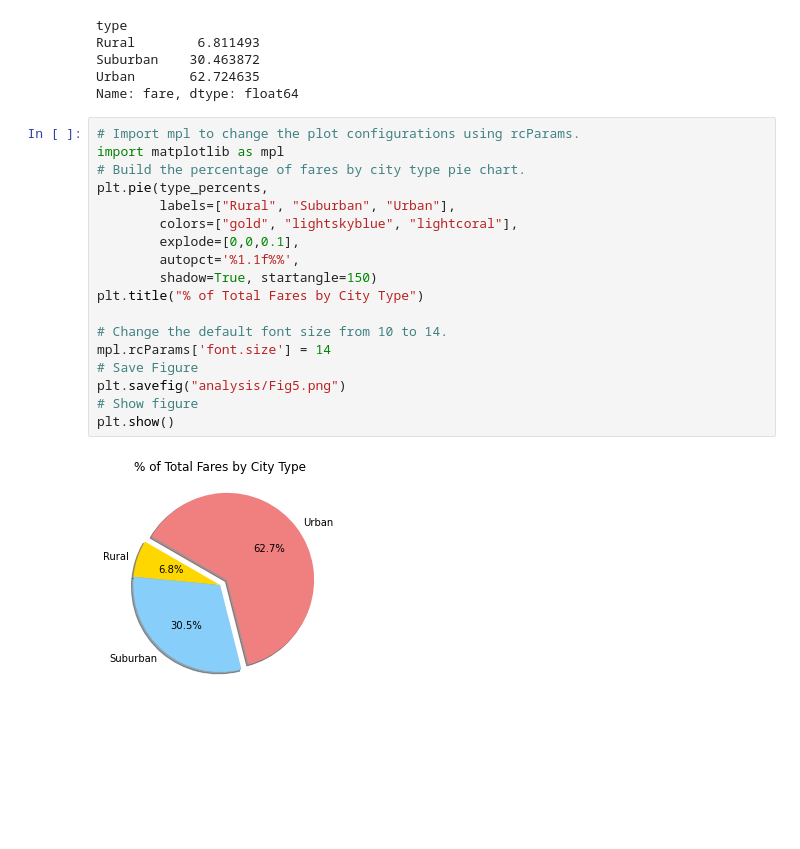
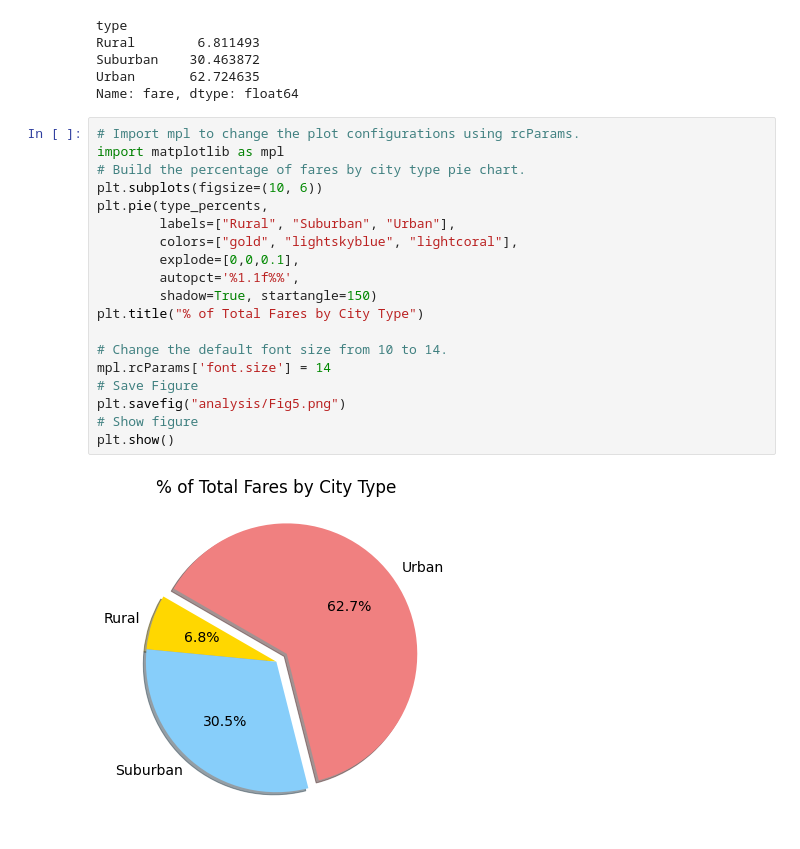
Before and after one commit to aarce21/PyBer_Analysis, a Jupyter notebook: PyBer.ipynb, the cells around one changed output. Saved outputs shown, nothing was run; the diff lists cells and outputs as text; blank space fills up the shorter version.

```diff
--- a/PyBer.ipynb
+++ b/PyBer.ipynb
@@ -952,20 +952,21 @@ Name: fare, dtype: float64
 # %%
 # Import mpl to change the plot configurations using rcParams.
 import matplotlib as mpl
 # Build the percentage of fares by city type pie chart.
+plt.subplots(figsize=(10, 6))
 plt.pie(type_percents,
         labels=["Rural", "Suburban", "Urban"],
         colors=["gold", "lightskyblue", "lightcoral"],
         explode=[0,0,0.1],
         autopct='%1.1f%%',
         shadow=True, startangle=150)
 plt.title("% of Total Fares by City Type")
 
 # Change the default font size from 10 to 14.
 mpl.rcParams['font.size'] = 14
 # Save Figure
 plt.savefig("analysis/Fig5.png")
 # Show figure
 plt.show()
 # %% [output]
-[figure, old version]
+[figure, new version]
```
Also changed, not shown: parts of 2 cells of this notebook.
